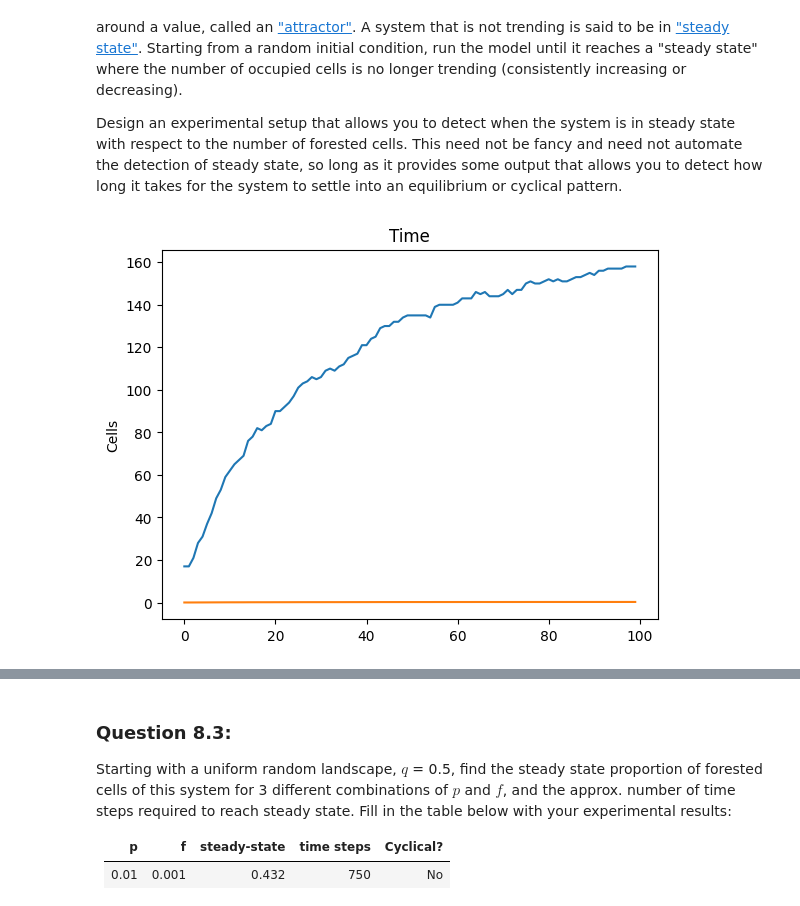
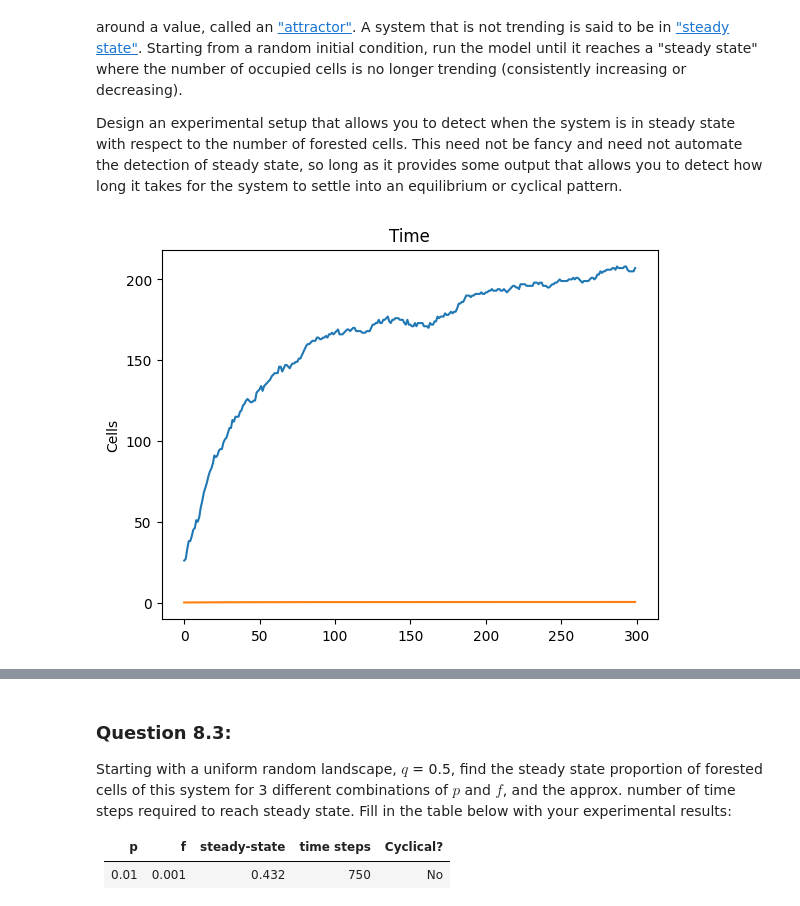
Before and after one commit to WilliamQin65/cap-comp215, a Jupyter notebook: labs/lab07-old.ipynb, the cells around one changed output, grey strips where cells are left out. Drawn from its saved outputs; the diff is of its cells as text; code cells hidden in the pictures.

```diff
--- a/labs/lab07-old.ipynb
+++ b/labs/lab07-old.ipynb
@@ -292,23 +292,23 @@ def plot_history(history_dict, title='', xlabel='', ylabel='', legend=None):
 # %%
 # Define the parameters
 n = 24
 p = 0.01
 f = 0.001
 q = 0.6
 forest_fire = ForestFire(n, p, f, q)
 
 # Define the number of time steps to run the simulation
-num_steps = 100
+num_steps = 300
 
 # Run the simulation and record the number of occupied cells and proportion of occupied cells at each time step
 num_occupied = []
 prop_occupied = []
 for i in range(num_steps):
     forest_fire.step()
     num_occupied.append(forest_fire.num_occupied())
     prop_occupied.append(forest_fire.num_occupied() / (n * n))
 
 # Plot the number of occupied cells and proportion of occupied cells vs time on the same plot
 plot_history({'Occupied cells': num_occupied, 'Proportion of occupied cells': prop_occupied}, "Time", ylabel='Cells')
 # %% [output]
-[figure, old version]
+[figure, new version]
```
Also changed, not shown: parts of 1 cell of this notebook.
